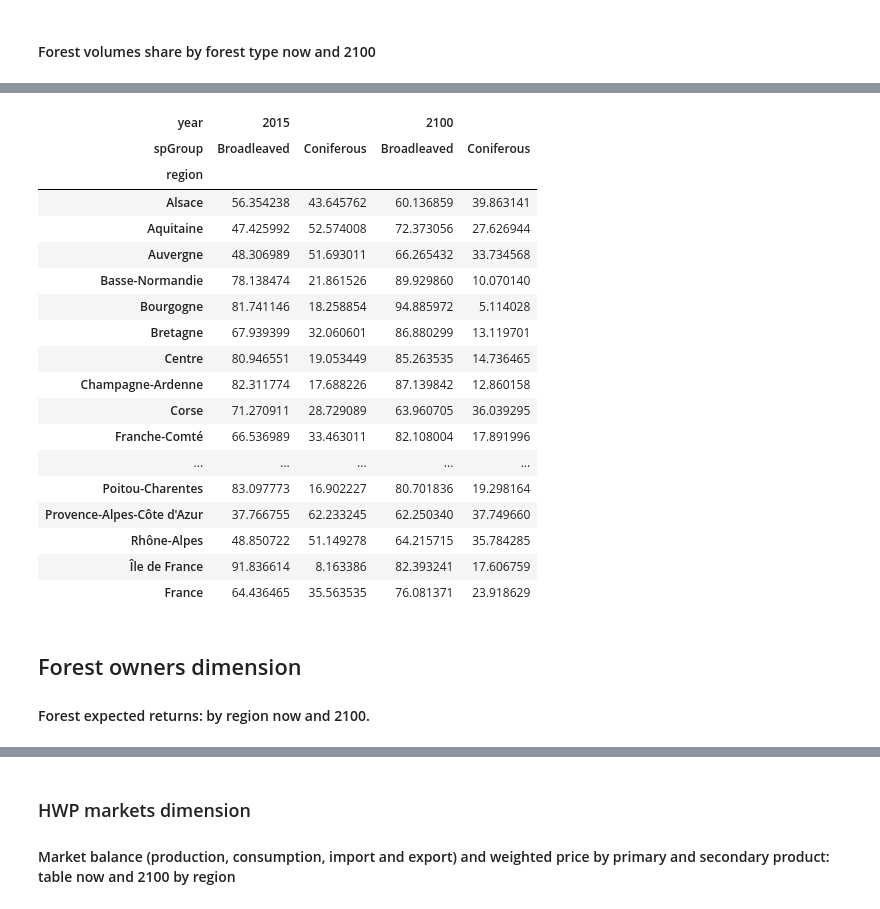
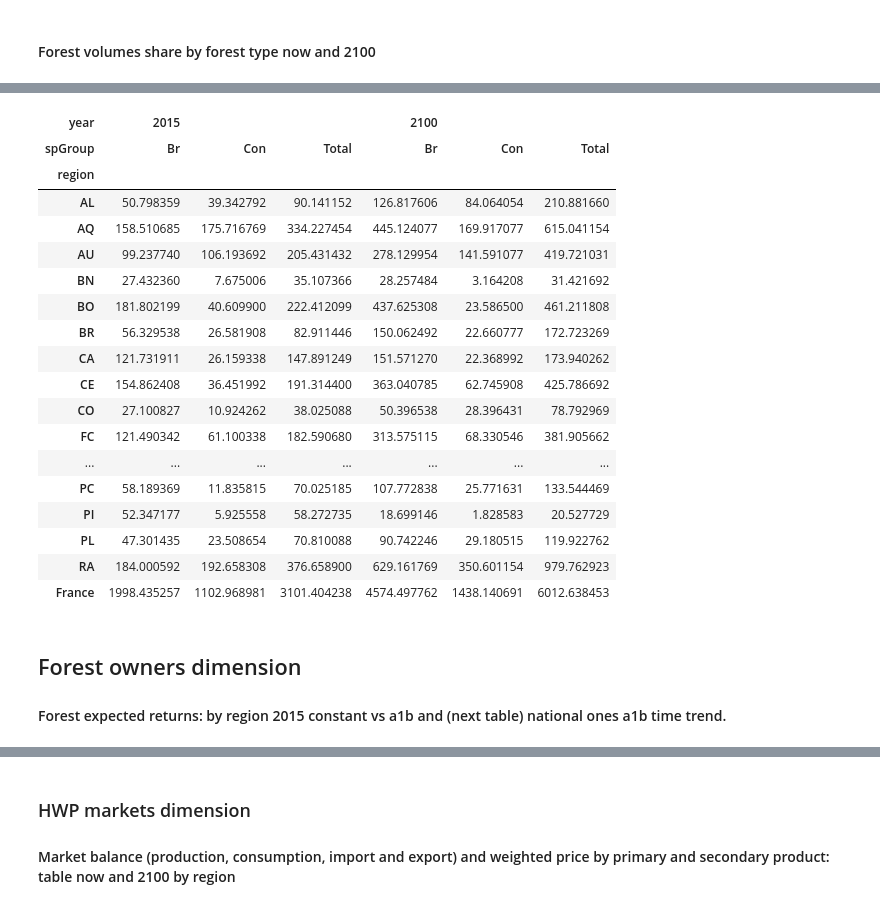
Before and after one commit to LEFNancy/ffsm_pp, a Jupyter notebook: 00_private/2015_oracle/data/output/parser_oracle.ipynb, the cells around one changed output, grey strips where cells are left out. Saved outputs shown, nothing was run; the diff lists cells and outputs as text; code cells hidden in the pictures.

```diff
--- a/00_private/2015_oracle/data/output/parser_oracle.ipynb
+++ b/00_private/2015_oracle/data/output/parser_oracle.ipynb
@@ -50,3 +62,22 @@ def form2(x):
+# %%
+def form_i(x):
+    return "{:0,.0f}".format(x)  # e.g. 1234567.890 --> 1,234,567
+def form_f2(x):
+    return "{:0,.2f}".format(x)  # e.g. 1234567.890 --> 1,234,567.89
+def form_f3(x):
+    return "{:0,.3f}".format(x)  # e.g. 1234567.890 --> 1,234,567.890
+
+def JoinMulti(DFList):
+    FinalDF=DFList[0].reset_index()
+    for OtherDF in DFList[1:]:
+        FinalDF=pd.merge(FinalDF, OtherDF.reset_index(), how='outer')
+
+    #Now I want reindex it so that it's indexed the same as the `DataFrame` with the highest number of levels
+    NLevels=[x.index.nlevels for x in DFList]
+    MaxIndexPos=NLevels.index(max(NLevels))
+    FinalIndex=DFList[MaxIndexPos].index
+    FinalDF=FinalDF.set_index(FinalIndex.names).reindex(FinalIndex)
+    return FinalDF
 # %% [markdown]
 ### Data import ###
 (may take long time)
@@ -66,7 +97,9 @@ carbonDataReg = carbonDataReg.drop(['country'],axis=1) # we don't want this colu
 # %% [markdown]
 ### Common data tidying ###
 # %%
-forestDataReg['spGroup'] = np.where(forestDataReg['forType'].isin(['broadL_highF', 'broadL_mixedF','broadL_copp','ash']), 'broadleaved', 'coniferous')
+forestDataReg['spGroup'] = forestDataReg['forType']
+forestDataReg.replace({'spGroup': fgroup_map}, inplace=True) # doesn't work on index, only on a column
+
 #forestDataReg.replace({'region': regions_map}, inplace=True)
 #productDataReg.replace({'region': regions_map}, inplace=True)
 productDataReg['prodLev'] = np.where(productDataReg['prod'].isin(['hardWRoundW', 'softWRoundW', 'pulpWFuelW','ashRoundW']), 'priProd', 'secProd')
@@ -214,7 +243,7 @@ vol unit: Mm^3, area unit: ha, v/ha unit: m^3/ha
 # %%
 # (1/2)
 forVol = forestDataReg[forestDataReg['parName'] == 'vol'].copy()
-forVol.replace({'region': regions_map}, inplace=True) # doesn't work on index, only on a column
+forVol.replace({'region': regions_map_id_to_short}, inplace=True) # doesn't work on index, only on a column
 forVol.drop(['freeDim','parName','forType'],axis=1, inplace=True) # we don't want these columns never
 forVol_byGroup = forVol.groupby(['scen','region','year','spGroup'], as_index=False).agg(np.sum)
 forVol_total = forVol.groupby(['scen','region','year'], as_index=False).agg(np.sum)
@@ -310,5 +339,12 @@ forVolShare_byGroup_a1b[2015,'Coniferous']  = 100 * forVol_byGroup_a1b[2015,'con
 forVolShare_byGroup_a1b[2100,'Broadleaved'] = 100 * forVol_byGroup_a1b[2100,'br']  / (forVol_byGroup_a1b[2100,'br']+forVol_byGroup_a1b[2100,'con'])
 forVolShare_byGroup_a1b[2100,'Coniferous']  = 100 * forVol_byGroup_a1b[2100,'con'] / (forVol_byGroup_a1b[2100,'br']+forVol_byGroup_a1b[2100,'con'])
 forVolShare_byGroup_a1b.drop([(2015,'br'),(2015,'con'),(2100,'br'),(2100,'con')], axis=1, inplace=True)
-forVolShare_byGroup_a1b
+#forVolShare_byGroup_a1b
+forVol_byGroup_a1b[2015,'Total'] = forVol_byGroup_a1b[2015,'br'] + forVol_byGroup_a1b[2015,'con']
+forVol_byGroup_a1b[2100,'Total'] = forVol_byGroup_a1b[2100,'br'] + forVol_byGroup_a1b[2100,'con']
+#forVol_byGroup_a1b = forVol_byGroup_a1b / 1000000
+forVol_byGroup_a1b.sortlevel('year', axis=1, inplace=True)
+forVol_byGroup_a1b.columns.set_levels([ [2015, 2100], ['Br', 'Con', 'Total']], inplace=True)
+print (forVol_byGroup_a1b.to_latex(formatters=[form_f2, form_f2, form_f2, form_f2, form_f2, form_f2]))
+forVol_byGroup_a1b
 # %% [output]
@@ -315,22 +368,22 @@ forVolShare_byGroup_a1b
-| year | 2015 |  | 2100 |  |
-| spGroup | Broadleaved | Coniferous | Broadleaved | Coniferous |
-| region |  |  |  |  |
-| Alsace | 56.354238 | 43.645762 | 60.136859 | 39.863141 |
-| Aquitaine | 47.425992 | 52.574008 | 72.373056 | 27.626944 |
-| Auvergne | 48.306989 | 51.693011 | 66.265432 | 33.734568 |
-| Basse-Normandie | 78.138474 | 21.861526 | 89.929860 | 10.070140 |
-| Bourgogne | 81.741146 | 18.258854 | 94.885972 | 5.114028 |
-| Bretagne | 67.939399 | 32.060601 | 86.880299 | 13.119701 |
-| Centre | 80.946551 | 19.053449 | 85.263535 | 14.736465 |
-| Champagne-Ardenne | 82.311774 | 17.688226 | 87.139842 | 12.860158 |
-| Corse | 71.270911 | 28.729089 | 63.960705 | 36.039295 |
-| Franche-Comté | 66.536989 | 33.463011 | 82.108004 | 17.891996 |
-| ... | ... | ... | ... | ... |
-| Poitou-Charentes | 83.097773 | 16.902227 | 80.701836 | 19.298164 |
-| Provence-Alpes-Côte d'Azur | 37.766755 | 62.233245 | 62.250340 | 37.749660 |
-| Rhône-Alpes | 48.850722 | 51.149278 | 64.215715 | 35.784285 |
-| Île de France | 91.836614 | 8.163386 | 82.393241 | 17.606759 |
-| France | 64.436465 | 35.563535 | 76.081371 | 23.918629 |
+| year | 2015 |  |  | 2100 |  |  |
+| spGroup | Br | Con | Total | Br | Con | Total |
+| region |  |  |  |  |  |  |
+| AL | 50.798359 | 39.342792 | 90.141152 | 126.817606 | 84.064054 | 210.881660 |
+| AQ | 158.510685 | 175.716769 | 334.227454 | 445.124077 | 169.917077 | 615.041154 |
+| AU | 99.237740 | 106.193692 | 205.431432 | 278.129954 | 141.591077 | 419.721031 |
+| BN | 27.432360 | 7.675006 | 35.107366 | 28.257484 | 3.164208 | 31.421692 |
+| BO | 181.802199 | 40.609900 | 222.412099 | 437.625308 | 23.586500 | 461.211808 |
+| BR | 56.329538 | 26.581908 | 82.911446 | 150.062492 | 22.660777 | 172.723269 |
+| CA | 121.731911 | 26.159338 | 147.891249 | 151.571270 | 22.368992 | 173.940262 |
+| CE | 154.862408 | 36.451992 | 191.314400 | 363.040785 | 62.745908 | 425.786692 |
+| CO | 27.100827 | 10.924262 | 38.025088 | 50.396538 | 28.396431 | 78.792969 |
+| FC | 121.490342 | 61.100338 | 182.590680 | 313.575115 | 68.330546 | 381.905662 |
+| ... | ... | ... | ... | ... | ... | ... |
+| PC | 58.189369 | 11.835815 | 70.025185 | 107.772838 | 25.771631 | 133.544469 |
+| PI | 52.347177 | 5.925558 | 58.272735 | 18.699146 | 1.828583 | 20.527729 |
+| PL | 47.301435 | 23.508654 | 70.810088 | 90.742246 | 29.180515 | 119.922762 |
+| RA | 184.000592 | 192.658308 | 376.658900 | 629.161769 | 350.601154 | 979.762923 |
+| France | 1998.435257 | 1102.968981 | 3101.404238 | 4574.497762 | 1438.140691 | 6012.638453 |
 # %% [markdown]
 ## Forest owners dimension ##
-#### Forest expected returns: by region now and 2100. ####
+#### Forest expected returns: by region 2015 constant vs a1b and (next table) national ones a1b time trend. ####
```
Also changed, not shown: parts of 26 cells of this notebook, 9 other files.
